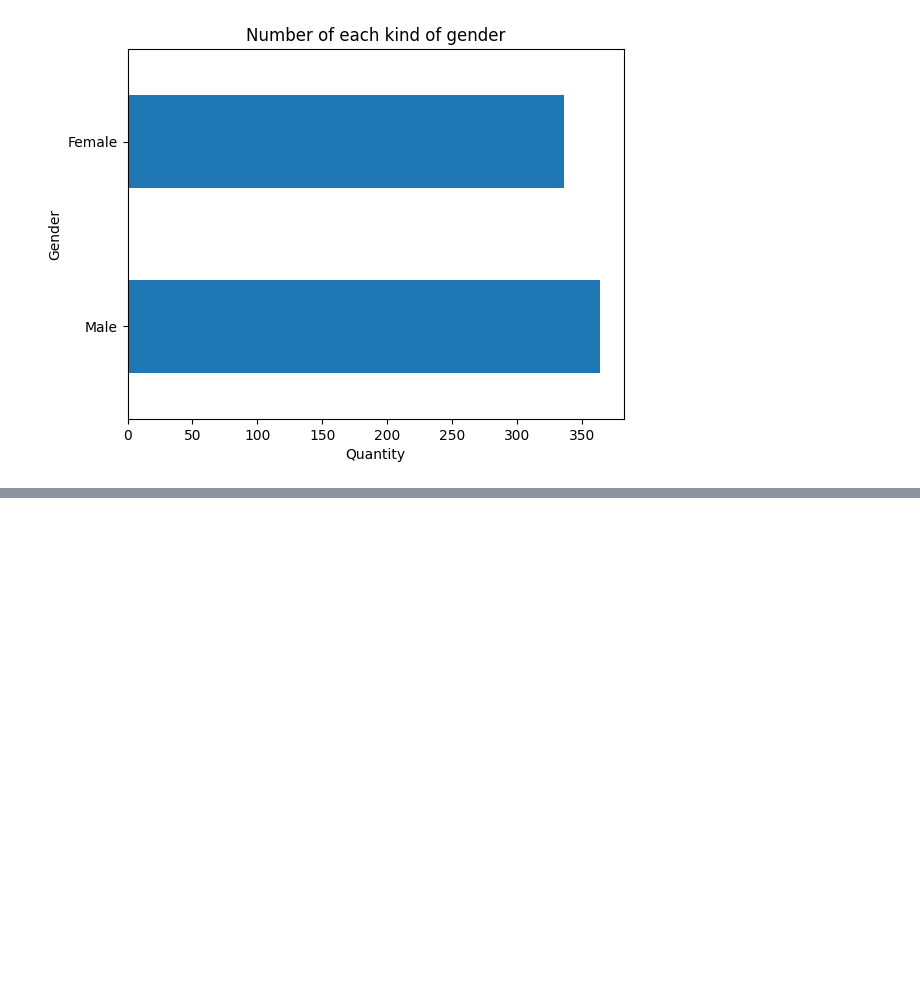
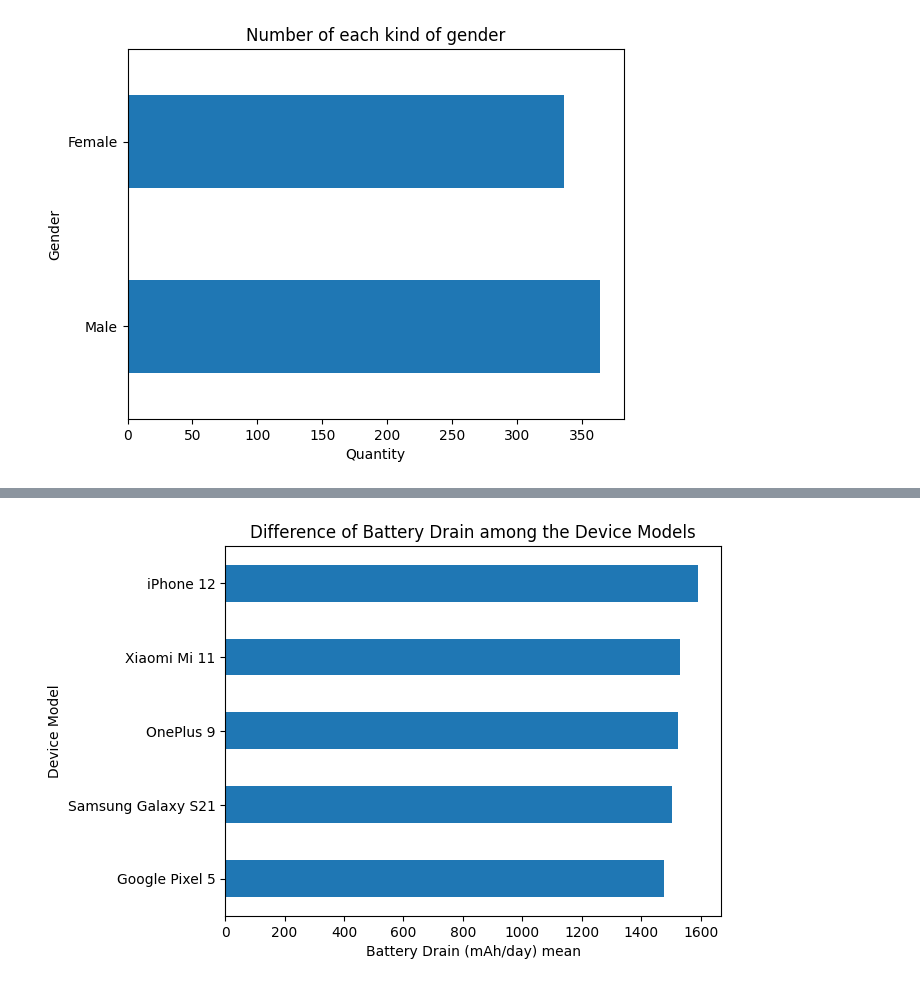
Before and after one commit to Matheus-Pombeiro/mobile_device_usage, a Jupyter notebook: mobile_device_usage.ipynb, the cells around one changed output, grey strips where cells are left out. Saved outputs shown, nothing was run; the diff lists cells and outputs as text; code cells hidden in the pictures; blank space fills up the shorter version.

Commit message:
feat: Battery drain (mAh/day) according to the preferred device model

```diff
--- a/mobile_device_usage.ipynb
+++ b/mobile_device_usage.ipynb
@@ -82,0 +85,4 @@ gender.plot(kind='barh', title='Number of each kind of gender', xlabel='Quantity
+# %%
+# Grouping device models by batery drain mean
+device_models_battery_drain_mean = data.groupby('Device Model')['Battery Drain (mAh/day)'].mean().sort_values()
+device_models_battery_drain_mean
@@ -82,0 +98,5 @@ gender.plot(kind='barh', title='Number of each kind of gender', xlabel='Quantity
+# %%
+# Plotting the battery drain mean of each device model
+device_models_battery_drain_mean.plot(kind='barh', title='Difference of Battery Drain among the Device Models', xlabel='Battery Drain (mAh/day) mean', ylabel='Device Model');
+# %% [output]
+[figure, added]
```
Also changed, not shown: parts of 4 cells of this notebook.
